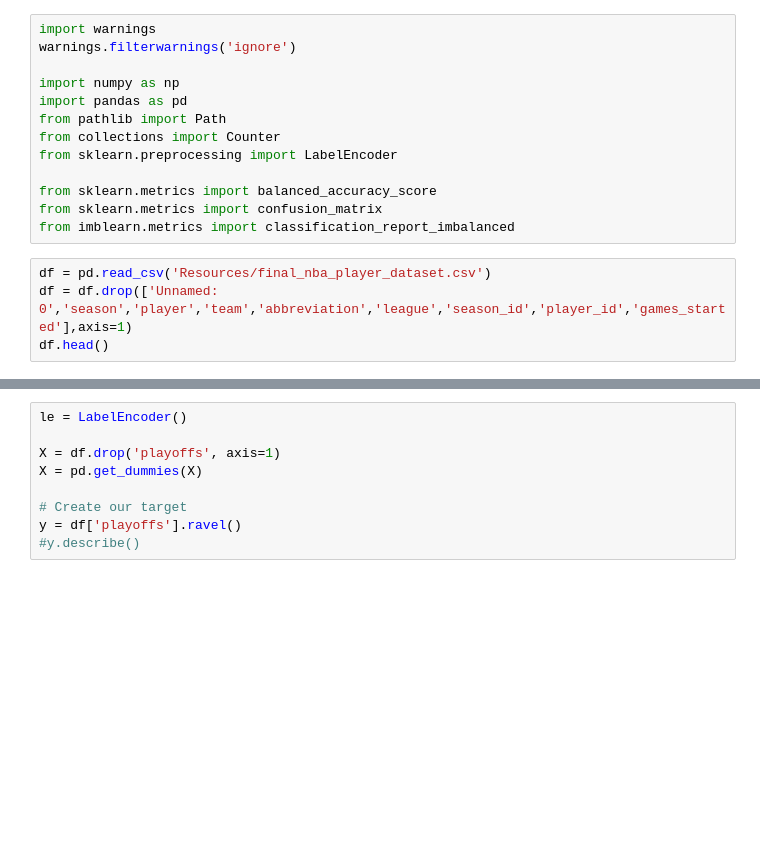
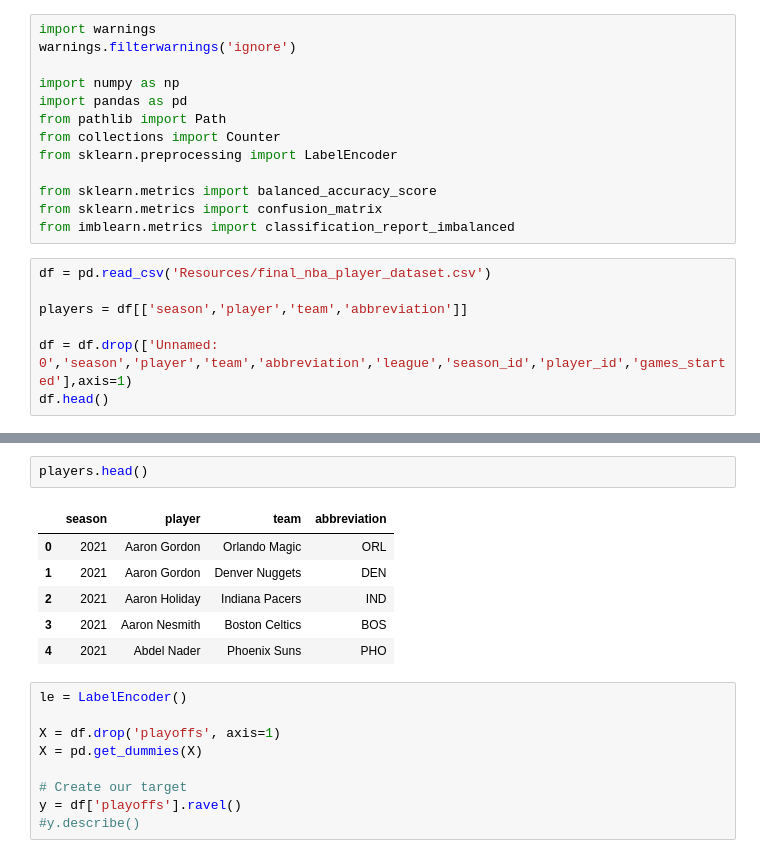
Before and after one commit to civond/NBA-Analysis, a Jupyter notebook: Predict_Playoffs.ipynb, the cells around one changed output, grey strips where cells are left out. Drawn from its saved outputs; the diff is of its cells as text; blank space fills up the shorter version.

```diff
--- a/Predict_Playoffs.ipynb
+++ b/Predict_Playoffs.ipynb
@@ -13,6 +13,9 @@ from sklearn.metrics import confusion_matrix
 from imblearn.metrics import classification_report_imbalanced
 # %%
 df = pd.read_csv('Resources/final_nba_player_dataset.csv')
+
+players = df[['season','player','team','abbreviation']]
+
 df = df.drop(['Unnamed: 0','season','player','team','abbreviation','league','season_id','player_id','games_started'],axis=1)
 df.head()
 # %% [output]
@@ -26,3 +29,12 @@ df.head()
+# %%
+players.head()
+# %% [output]
+|  | season | player | team | abbreviation |
+| 0 | 2021 | Aaron Gordon | Orlando Magic | ORL |
+| 1 | 2021 | Aaron Gordon | Denver Nuggets | DEN |
+| 2 | 2021 | Aaron Holiday | Indiana Pacers | IND |
+| 3 | 2021 | Aaron Nesmith | Boston Celtics | BOS |
+| 4 | 2021 | Abdel Nader | Phoenix Suns | PHO |
 # %%
 le = LabelEncoder()
 
```
Also changed, not shown: parts of 12 cells of this notebook, 1 other file.
